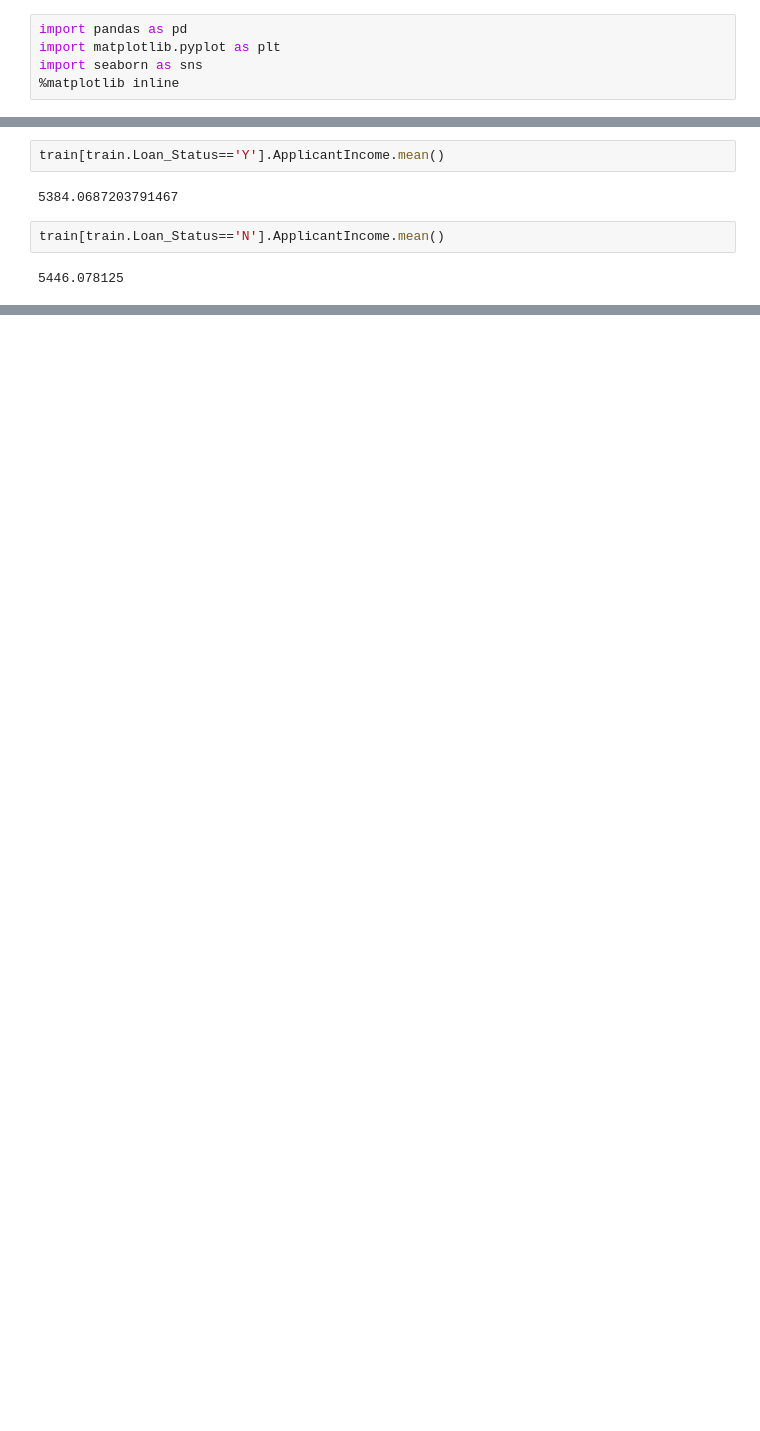
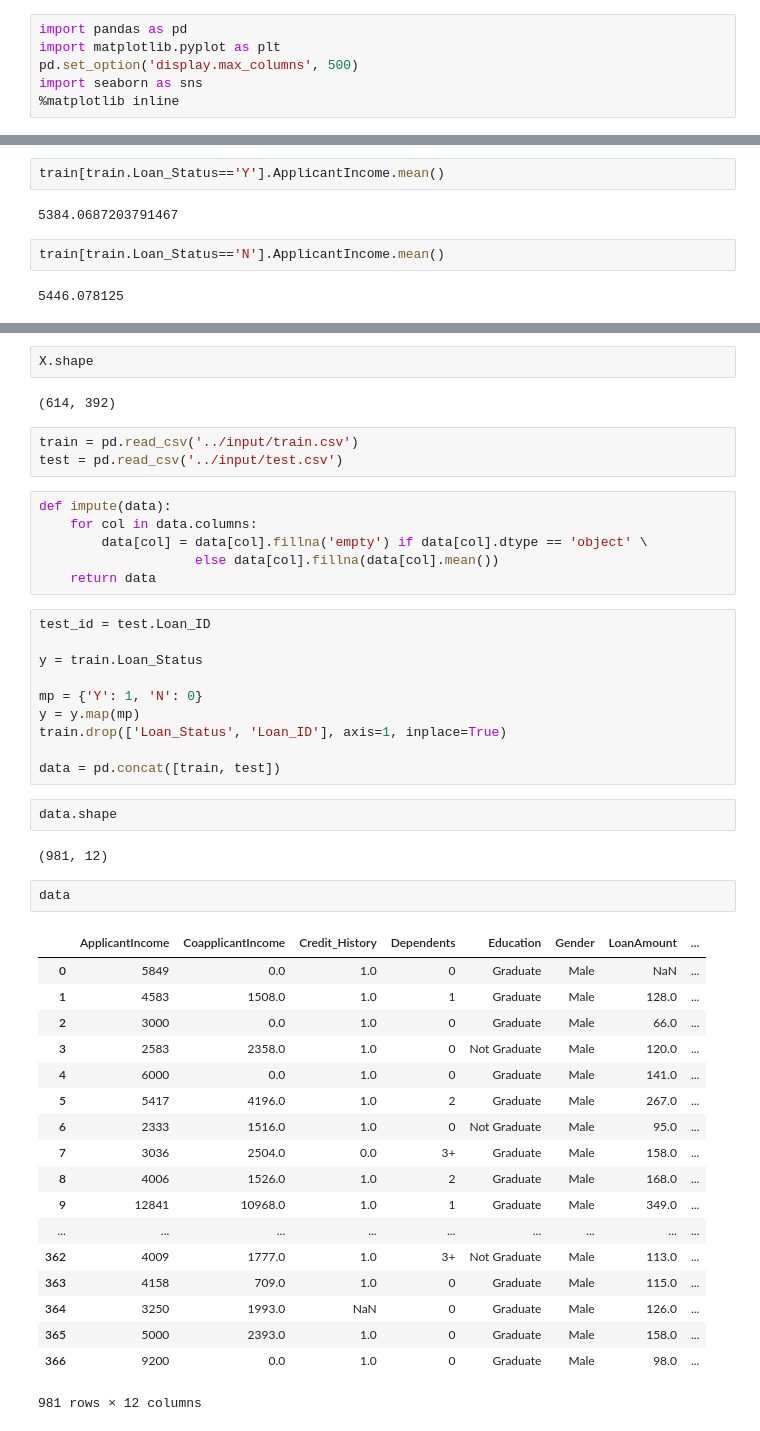
Before and after one commit to qmaruf/analytics_vidhya, a Jupyter notebook: loan_prediction/src/1.ipynb, the cells around one changed output, grey strips where cells are left out. Saved outputs shown, nothing was run; the diff lists cells and outputs as text; blank space fills up the shorter version.

```diff
--- a/loan_prediction/src/1.ipynb
+++ b/loan_prediction/src/1.ipynb
@@ -1,6 +1,7 @@
 # %%
 import pandas as pd
 import matplotlib.pyplot as plt
+pd.set_option('display.max_columns', 500)
 import seaborn as sns
 %matplotlib inline
 # %%
@@ -72,0 +137,48 @@ array([2, 0, 2, 0, 2, 0, 2])
+# %%
+X.shape
+# %% [output]
+(614, 392)
+# %%
+train = pd.read_csv('../input/train.csv')
+test = pd.read_csv('../input/test.csv')
+# %%
+def impute(data):
+	for col in data.columns:
+		data[col] = data[col].fillna('empty') if data[col].dtype == 'object' \
+					else data[col].fillna(data[col].mean())
+	return data
+# %%
+test_id = test.Loan_ID
+
+y = train.Loan_Status
+
+mp = {'Y': 1, 'N': 0}
+y = y.map(mp)
+train.drop(['Loan_Status', 'Loan_ID'], axis=1, inplace=True)
+
+data = pd.concat([train, test])
+# %%
+data.shape
+# %% [output]
+(981, 12)
+# %%
+data
+# %% [output]
+|  | ApplicantIncome | CoapplicantIncome | Credit_History | Dependents | Education | Gender | LoanAmount | ... |
+| 0 | 5849 | 0.0 | 1.0 | 0 | Graduate | Male | NaN | ... |
+| 1 | 4583 | 1508.0 | 1.0 | 1 | Graduate | Male | 128.0 | ... |
+| 2 | 3000 | 0.0 | 1.0 | 0 | Graduate | Male | 66.0 | ... |
+| 3 | 2583 | 2358.0 | 1.0 | 0 | Not Graduate | Male | 120.0 | ... |
+| 4 | 6000 | 0.0 | 1.0 | 0 | Graduate | Male | 141.0 | ... |
+| 5 | 5417 | 4196.0 | 1.0 | 2 | Graduate | Male | 267.0 | ... |
+| 6 | 2333 | 1516.0 | 1.0 | 0 | Not Graduate | Male | 95.0 | ... |
+| 7 | 3036 | 2504.0 | 0.0 | 3+ | Graduate | Male | 158.0 | ... |
+| 8 | 4006 | 1526.0 | 1.0 | 2 | Graduate | Male | 168.0 | ... |
+| 9 | 12841 | 10968.0 | 1.0 | 1 | Graduate | Male | 349.0 | ... |
+| ... | ... | ... | ... | ... | ... | ... | ... | ... |
+| 362 | 4009 | 1777.0 | 1.0 | 3+ | Not Graduate | Male | 113.0 | ... |
+| 363 | 4158 | 709.0 | 1.0 | 0 | Graduate | Male | 115.0 | ... |
+| 364 | 3250 | 1993.0 | NaN | 0 | Graduate | Male | 126.0 | ... |
+| 365 | 5000 | 2393.0 | 1.0 | 0 | Graduate | Male | 158.0 | ... |
+| 366 | 9200 | 0.0 | 1.0 | 0 | Graduate | Male | 98.0 | ... |
+981 rows × 12 columns
```
Also changed, not shown: parts of 66 cells of this notebook, 2 other files.
